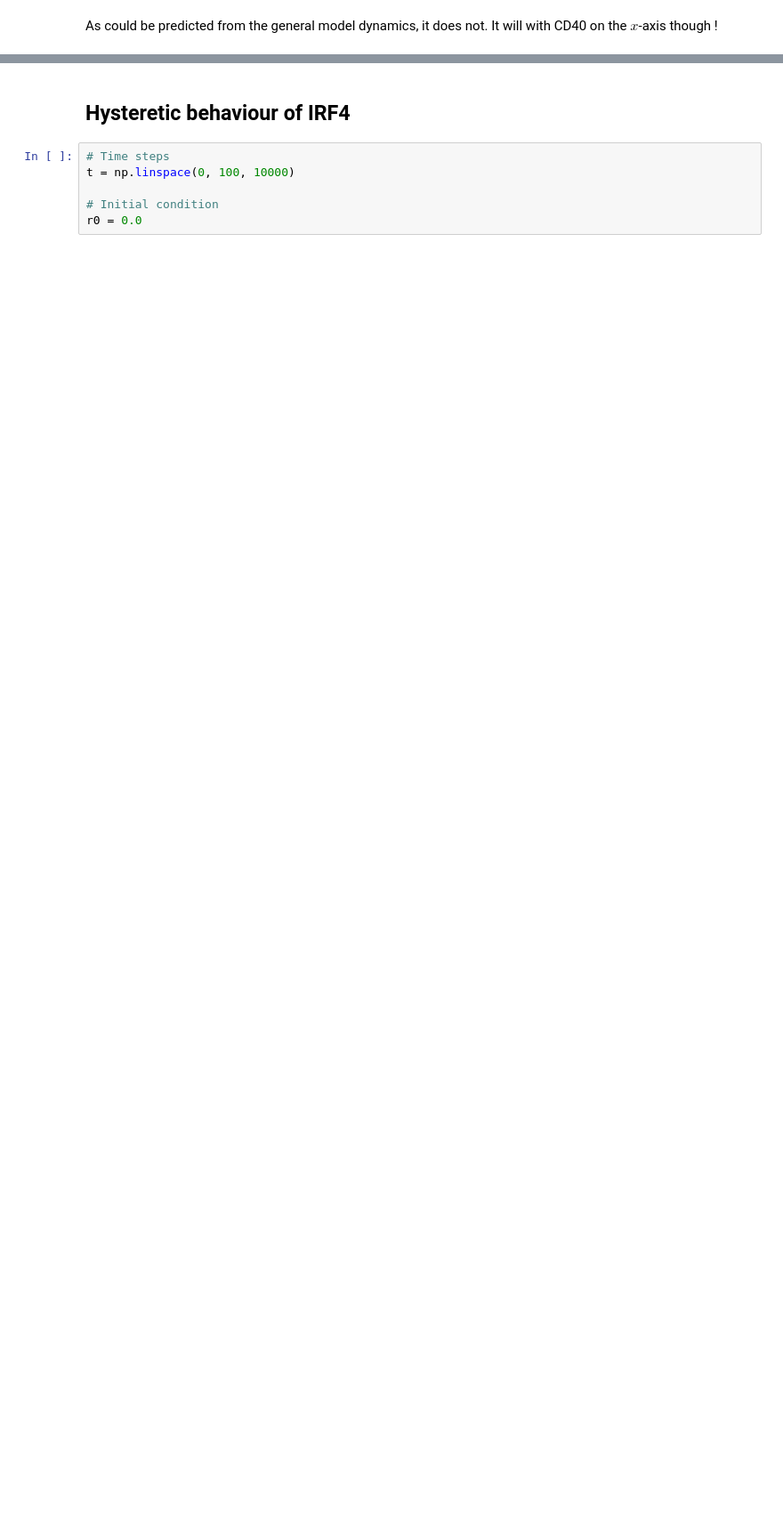
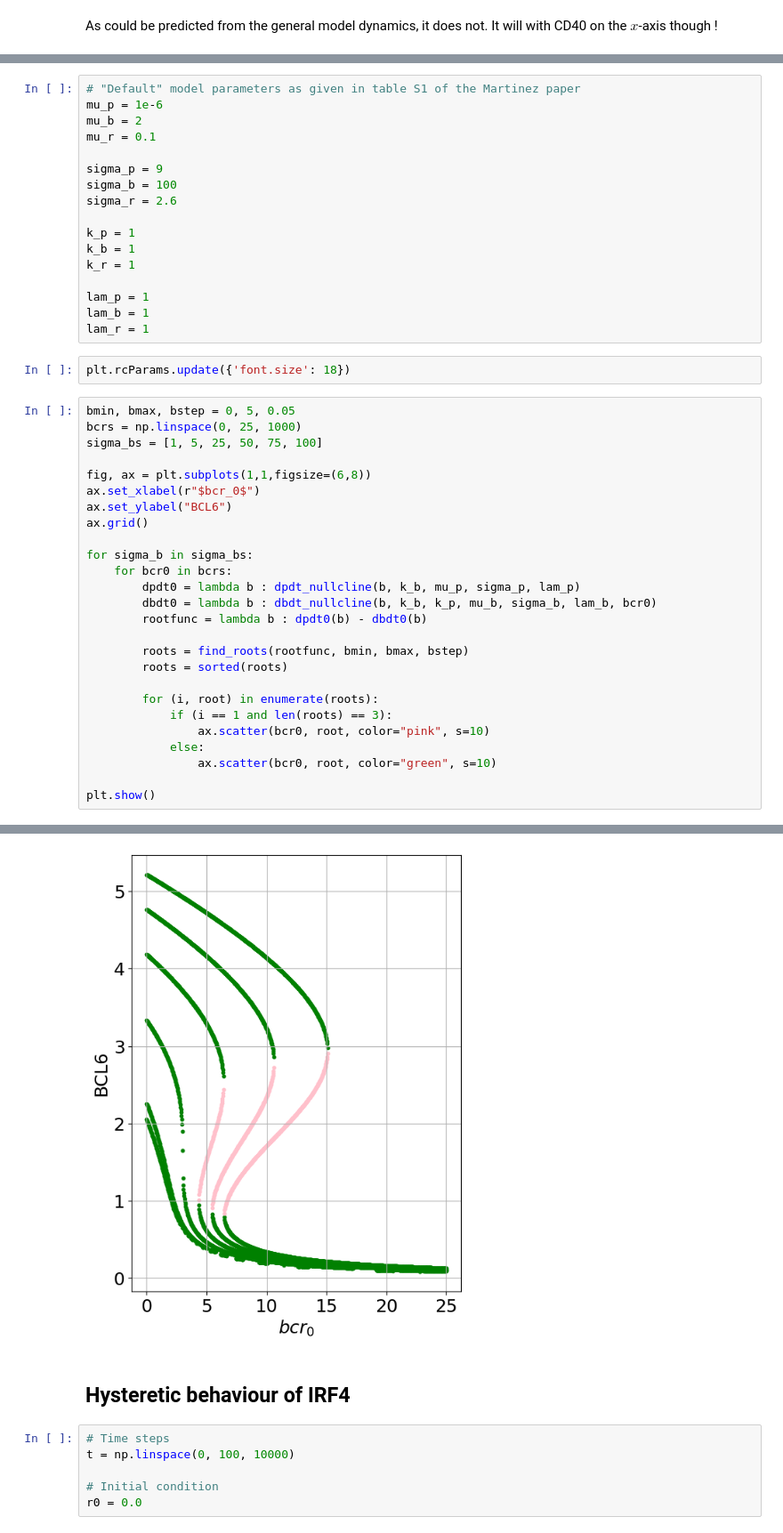
Before and after one commit to barrgol/gc-cell-differentiation, a Jupyter notebook: notebook.ipynb, the cells around one changed output, grey strips where cells are left out. Shown at 89% size. Drawn from its saved outputs; the diff is of its cells as text; blank space fills up the shorter version.

```diff
--- a/notebook.ipynb
+++ b/notebook.ipynb
@@ -665,0 +692,46 @@ As could be predicted from the general model dynamics, it does not. It will with
+# %%
+# "Default" model parameters as given in table S1 of the Martinez paper
+mu_p = 1e-6
+mu_b = 2
+mu_r = 0.1
+
+sigma_p = 9
+sigma_b = 100
+sigma_r = 2.6
+
+k_p = 1
+k_b = 1
+k_r = 1
+
+lam_p = 1
+lam_b = 1
+lam_r = 1
+# %%
+plt.rcParams.update({'font.size': 18})
+# %%
+bmin, bmax, bstep = 0, 5, 0.05
+bcrs = np.linspace(0, 25, 1000)
+sigma_bs = [1, 5, 25, 50, 75, 100]
+
+fig, ax = plt.subplots(1,1,figsize=(6,8))
+ax.set_xlabel(r"$bcr_0$")
+ax.set_ylabel("BCL6")
+ax.grid()
+
+for sigma_b in sigma_bs:
+    for bcr0 in bcrs:
+        dpdt0 = lambda b : dpdt_nullcline(b, k_b, mu_p, sigma_p, lam_p)
+        dbdt0 = lambda b : dbdt_nullcline(b, k_b, k_p, mu_b, sigma_b, lam_b, bcr0)
+        rootfunc = lambda b : dpdt0(b) - dbdt0(b)
+
+        roots = find_roots(rootfunc, bmin, bmax, bstep)
+        roots = sorted(roots)
+
+        for (i, root) in enumerate(roots):
+            if (i == 1 and len(roots) == 3):
+                ax.scatter(bcr0, root, color="pink", s=10)
+            else:
+                ax.scatter(bcr0, root, color="green", s=10)
+
+plt.show()
+# %% [output]
@@ -666,3 +740,4 @@ As could be predicted from the general model dynamics, it does not. It will with
+[figure, added]
 # %% [markdown]
 ## Hysteretic behaviour of IRF4
 # %%
```
Also changed, not shown: parts of 12 cells of this notebook.
